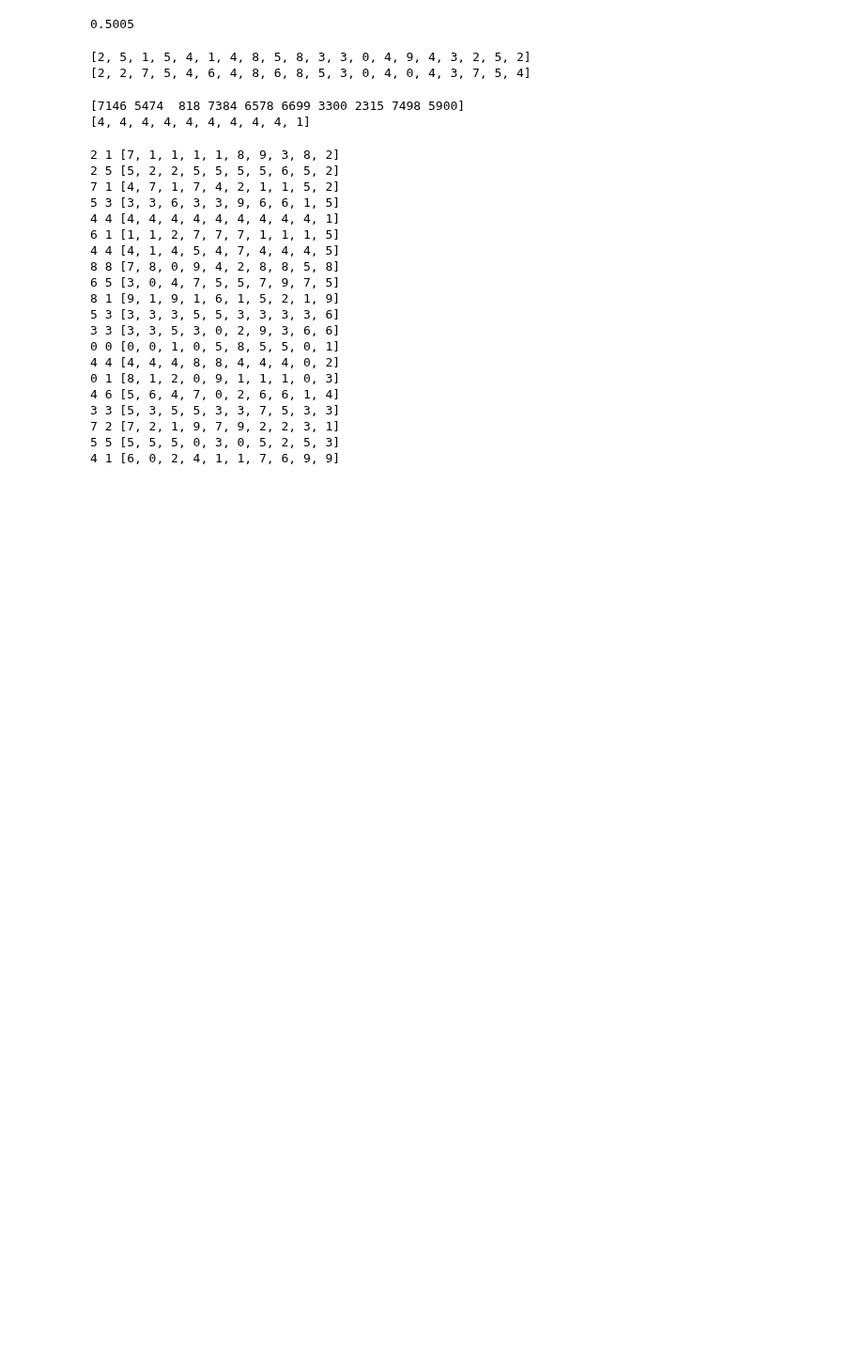
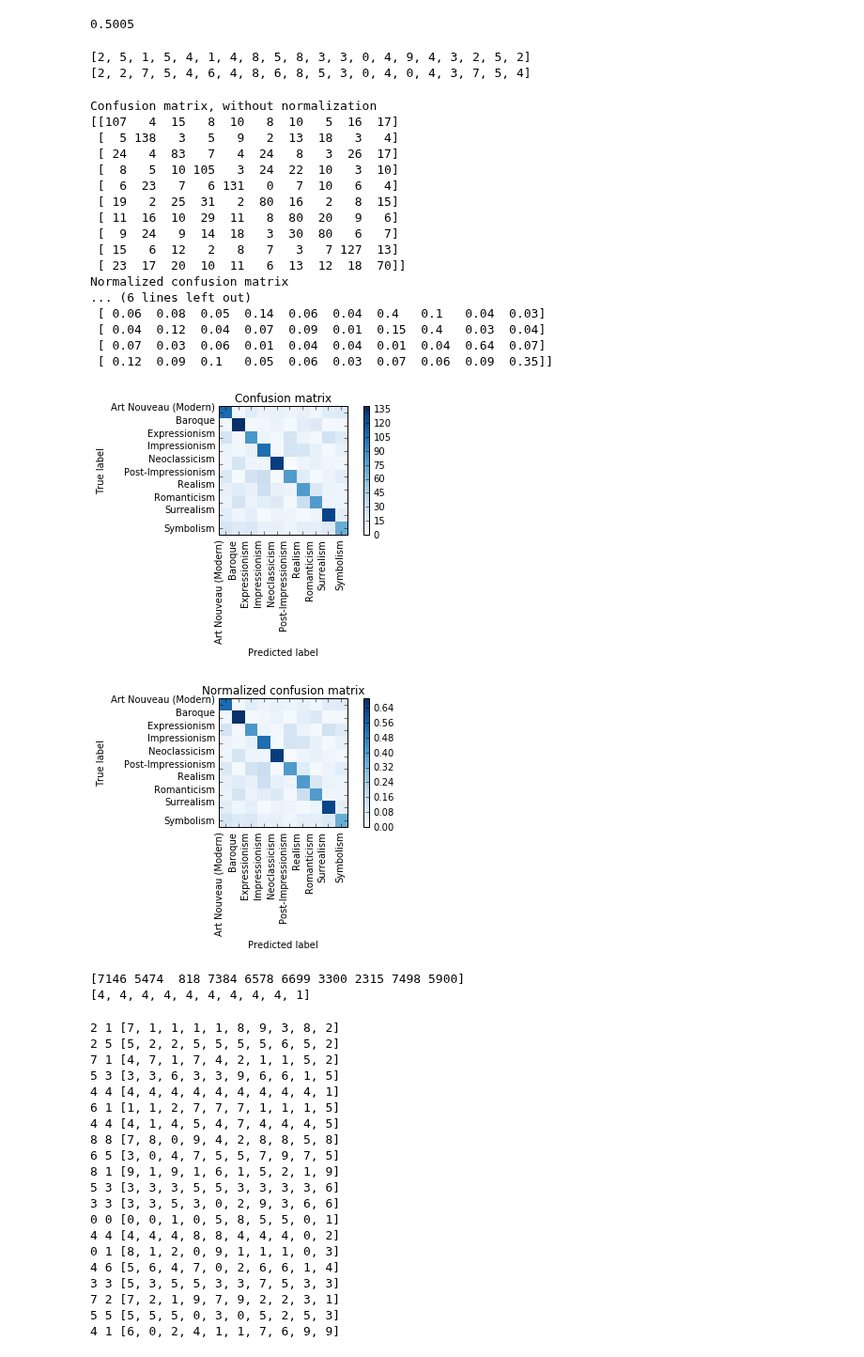
Before and after one commit to ecsark/artwork-explorer, a Jupyter notebook: experiment/Feature-vgg-fc7.ipynb, the cells around one changed output. Shown at 94% size. Drawn from its saved outputs; the diff is of its cells as text; code cells hidden in the pictures; blank space fills up the shorter version.

Commit message:
add confusion matrix

```diff
--- a/experiment/Feature-vgg-fc7.ipynb
+++ b/experiment/Feature-vgg-fc7.ipynb
@@ -36,6 +36,12 @@ X_train = read_from_db('/Users/ecsark/Documents/visualdb/project/wikiart/train_v
 y_train = read_labels('/Users/ecsark/Documents/visualdb/project/wikiart/train.txt')
 X_test = read_from_db('/Users/ecsark/Documents/visualdb/project/wikiart/test_vgg_feature_fc7')
 y_test = read_labels('/Users/ecsark/Documents/visualdb/project/wikiart/test.txt')
+# %%
+label_names = []
+with open("/Users/ecsark/Documents/visualdb/project/artwork-explorer/data/label.txt", 'rb') as f:
+    for line in f:
+        tokens = line.split(" ")[1:]
+        label_names.append(" ".join(tokens))
 # %%
 from sklearn import svm
 clf = svm.SVC()
@@ -56,6 +62,57 @@ print list(y_test[:20])
 # %% [output]
 [2, 5, 1, 5, 4, 1, 4, 8, 5, 8, 3, 3, 0, 4, 9, 4, 3, 2, 5, 2]
 [2, 2, 7, 5, 4, 6, 4, 8, 6, 8, 5, 3, 0, 4, 0, 4, 3, 7, 5, 4]
+# %%
+from sklearn.metrics import confusion_matrix
+def plot_confusion_matrix(cm, title='Confusion matrix', cmap=plt.cm.Blues):
+    plt.imshow(cm, interpolation='nearest', cmap=cmap)
+    plt.title(title)
+    plt.colorbar()
+    tick_marks = np.arange(len(label_names))
+    plt.xticks(tick_marks, label_names, rotation=90)
+    plt.yticks(tick_marks, label_names)
+    plt.tight_layout()
+    plt.ylabel('True label')
+    plt.xlabel('Predicted label')
+
+
+# Compute confusion matrix
+cm = confusion_matrix(y_test, y_pred)
+np.set_printoptions(precision=2)
+print('Confusion matrix, without normalization')
+print(cm)
+plt.figure()
+plot_confusion_matrix(cm)
+
+# Normalize the confusion matrix by row (i.e by the number of samples
+# in each class)
+cm_normalized = cm.astype('float') / cm.sum(axis=1)[:, np.newaxis]
+print('Normalized confusion matrix')
+print(cm_normalized)
+plt.figure()
+plot_confusion_matrix(cm_normalized, title='Normalized confusion matrix')
+
+plt.show()
+# %% [output]
+Confusion matrix, without normalization
+[[107   4  15   8  10   8  10   5  16  17]
+ [  5 138   3   5   9   2  13  18   3   4]
+ [ 24   4  83   7   4  24   8   3  26  17]
+ [  8   5  10 105   3  24  22  10   3  10]
+ [  6  23   7   6 131   0   7  10   6   4]
+ [ 19   2  25  31   2  80  16   2   8  15]
+ [ 11  16  10  29  11   8  80  20   9   6]
+ [  9  24   9  14  18   3  30  80   6   7]
+ [ 15   6  12   2   8   7   3   7 127  13]
+ [ 23  17  20  10  11   6  13  12  18  70]]
+Normalized confusion matrix
+... (6 lines left out)
+ [ 0.06  0.08  0.05  0.14  0.06  0.04  0.4   0.1   0.04  0.03]
+ [ 0.04  0.12  0.04  0.07  0.09  0.01  0.15  0.4   0.03  0.04]
+ [ 0.07  0.03  0.06  0.01  0.04  0.04  0.01  0.04  0.64  0.07]
+ [ 0.12  0.09  0.1   0.05  0.06  0.03  0.07  0.06  0.09  0.35]]
+[figure, added]
+[figure, added]
 # %%
 def findMostSimilar(X, x_query, k=5):
     dist = distance.cdist(X, np.array([x_query]), 'euclidean')
```
